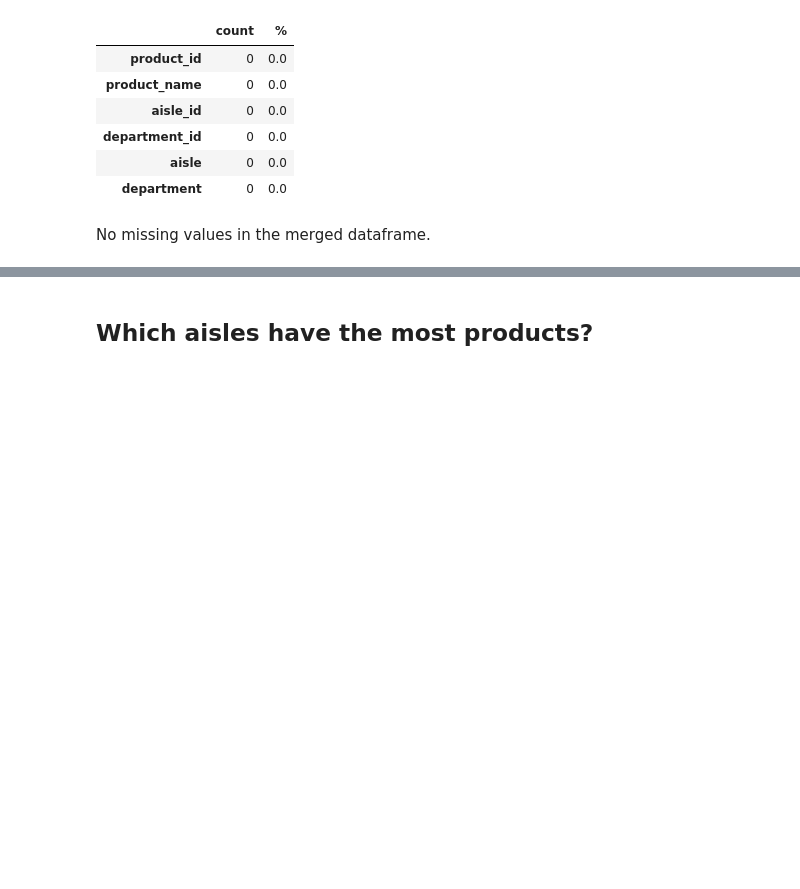
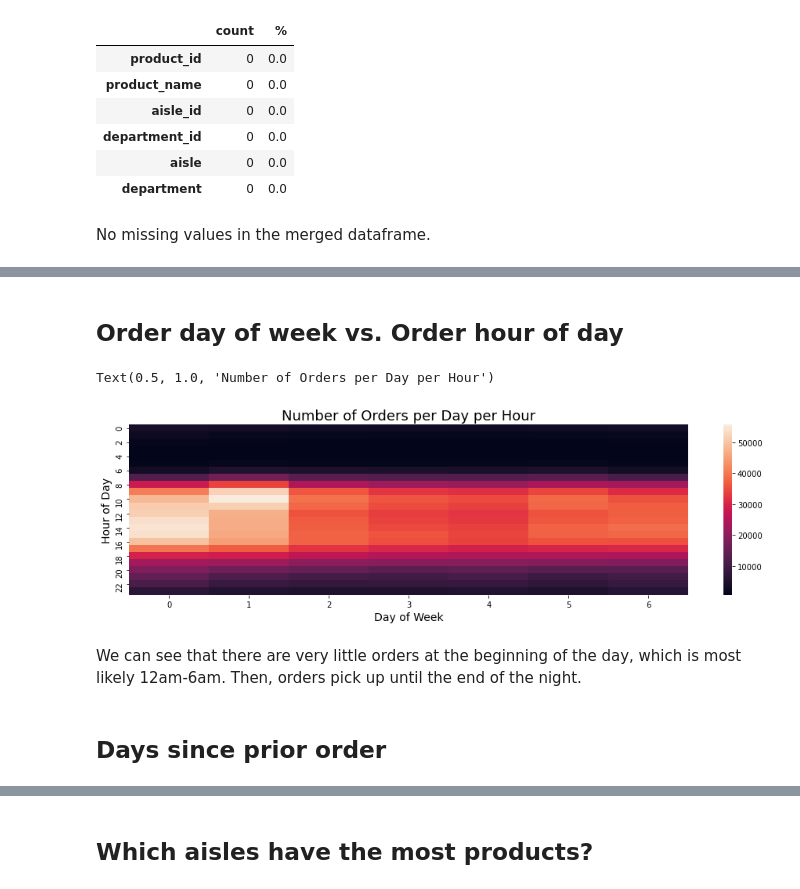
Before and after one commit to ldell7/InstacartRecommendation, a Jupyter notebook: notebooks/01_data_wrangling_EDA.ipynb, the cells around one changed output, grey strips where cells are left out. Saved outputs shown, nothing was run; the diff lists cells and outputs as text; code cells hidden in the pictures; blank space fills up the shorter version.

```diff
--- a/notebooks/01_data_wrangling_EDA.ipynb
+++ b/notebooks/01_data_wrangling_EDA.ipynb
@@ -129,0 +160,18 @@ No missing values in the merged dataframe.
+# %% [markdown]
+## Order day of week vs. Order hour of day
+# %%
+dow_hour_df = pd.DataFrame(orders.groupby(['order_dow','order_hour_of_day'])['order_hour_of_day'].agg('count'))
+dow_hour_df = dow_hour_df.rename({'order_hour_of_day':'count'},axis=1)
+dow_hour_df = dow_hour_df.unstack(level=0)
+plt.figure(figsize=(16,4))
+sns.heatmap(dow_hour_df,xticklabels=['0','1','2','3','4','5','6'])
+plt.xlabel('Day of Week',fontsize=14)
+plt.ylabel('Hour of Day',fontsize=14)
+plt.title('Number of Orders per Day per Hour',fontsize=18)
+# %% [output]
+Text(0.5, 1.0, 'Number of Orders per Day per Hour')
+[figure, added]
+# %% [markdown]
+We can see that there are very little orders at the beginning of the day, which is most likely 12am-6am. Then, orders pick up until the end of the night.
+# %% [markdown]
+## Days since prior order
```
Also changed, not shown: parts of 42 cells of this notebook.
